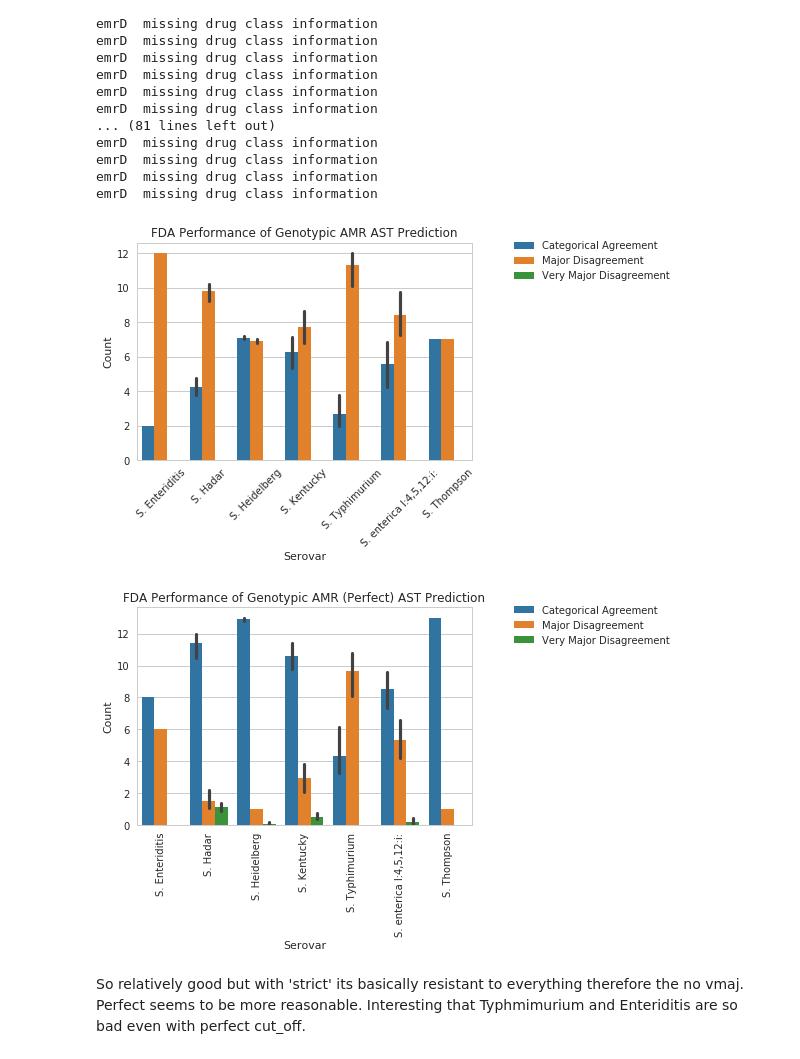
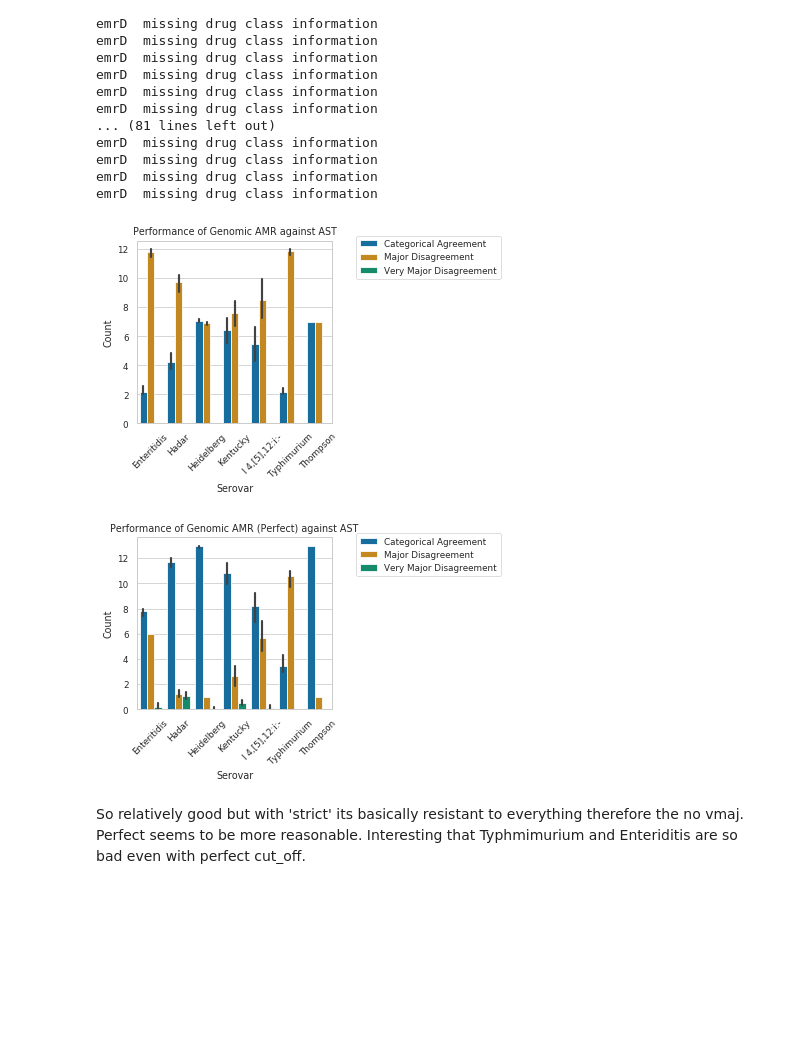
Before and after one commit to fmaguire/aafc_salmonella, a Jupyter notebook: salmonella_analyses.ipynb, the cells around one changed output. Saved outputs shown, nothing was run; the diff lists cells and outputs as text; code cells hidden in the pictures; blank space fills up the shorter version.

Commit message:
Add RGI analyses

```diff
--- a/salmonella_analyses.ipynb
+++ b/salmonella_analyses.ipynb
@@ -64,6 +64,7 @@ ast_df = ast_df.set_index('ID')
 # drop the following two genomes as we don't have genomes for them only AST typing
 # 3346 and 3163
 ast_df = ast_df.drop(['3346', '3163'])
+ast_df['Serotype'] = sistr_df.loc[ast_df.index, 'serovar']
 
 sistr_df = sistr_df.loc[ast_df.index]
 seqsero_df = seqsero_df.loc[ast_df.index]
@@ -221,3 +215,13 @@ array(['Enteritidis', 'Hadar', 'Heidelberg', 'Kentucky', 'I:4,[5],12:i:',
+# %%
+# replace their serotyping with our SISTR serotyping
+
+ast_df = pd.read_excel('data/antibiotic_susceptibility_testing/Salmonella_AST_April18,2018..xlsx', sheet_name=1)
+ast_df['ID'] = ast_df['ID'].astype(str)
+ast_df = ast_df.set_index('ID')
+# drop the following two genomes as we don't have genomes for them only AST typing
+# 3346 and 3163
+ast_df = ast_df.drop(['3346', '3163'])
+ast_df['Serotype'] = sistr_df.loc[ast_df.index, 'serovar']
 # %%
 # set consistent colors for serotype
 sero_order = ['Kentucky', 'Hadar', 'Heidelberg',
@@ -328,6 +332,15 @@ IFrame("analyses/ast/upset_enterica_ast.pdf" , width=800, height=800)
 
 Summary of the RGI based predictions from the genotypes
 # %%
+ast_df = pd.read_excel('data/antibiotic_susceptibility_testing/Salmonella_AST_April18,2018..xlsx', sheet_name=1)
+ast_df['ID'] = ast_df['ID'].astype(str)
+ast_df = ast_df.set_index('ID')
+# drop the following two genomes as we don't have genomes for them only AST typing
+# 3346 and 3163
+ast_df = ast_df.drop(['3346', '3163'])
+ast_df['Serovar'] = sistr_df.loc[ast_df.index, 'serovar']
+
+
 rgi_results = []
 missing = []
 for assembly_id in ast_df.index:
@@ -657,21 +677,28 @@ fda_perf_perfect = tally_FDA(rgi_sir_perfect, ast_df)
 # %%
 df = pd.melt(fda_perf, id_vars='Serovar', var_name='FDA Category', value_name='Count')
 sns.barplot(data = df, x='Serovar', y='Count', hue='FDA Category')
 _ = plt.xticks(rotation=45)
 plt.legend(bbox_to_anchor=(1.1, 1.05))
-plt.title('FDA Performance of Genotypic AMR AST Prediction')
-save_figure('amr/fda_rgi_amr')
+plt.title('Performance of Genomic AMR against AST')
+#save_figure('amr/fda_rgi_amr')
+plt.tight_layout()
+plt.savefig('analyses/rgi/fda_rgi_amr.pdf')
+plt.savefig('analyses/rgi/fda_rgi_amr.svg')
 # %% [output]
-[figure, old version]
+[figure, new version]
 # %%
 df = pd.melt(fda_perf_perfect, id_vars='Serovar', var_name='FDA Category', value_name='Count')
 sns.barplot(data = df, x='Serovar', y='Count', hue='FDA Category')
 _ = plt.xticks(rotation=90)
 plt.legend(bbox_to_anchor=(1.1, 1.05))
-plt.title('FDA Performance of Genotypic AMR (Perfect) AST Prediction')
-save_figure('amr/fda_rgi_amr_perfect')
+plt.title('Performance of Genomic AMR (Perfect) against AST')
+#save_figure('amr/fda_rgi_amr_perfect')
+plt.tight_layout()
+_ = plt.xticks(rotation=45)
+plt.savefig('analyses/rgi/fda_rgi_amr_perfect.pdf')
+plt.savefig('analyses/rgi/fda_rgi_amr_perfect.svg')
 # %% [output]
-[figure, old version]
+[figure, new version]
 # %% [markdown]
 So relatively good but with 'strict' its basically resistant to everything therefore the no vmaj. Perfect seems to be more reasonable.  Interesting that Typhmimurium and Enteriditis are so bad even with perfect cut_off.
 # %%
```
Also changed, not shown: parts of 7 cells of this notebook, 10 other files.
